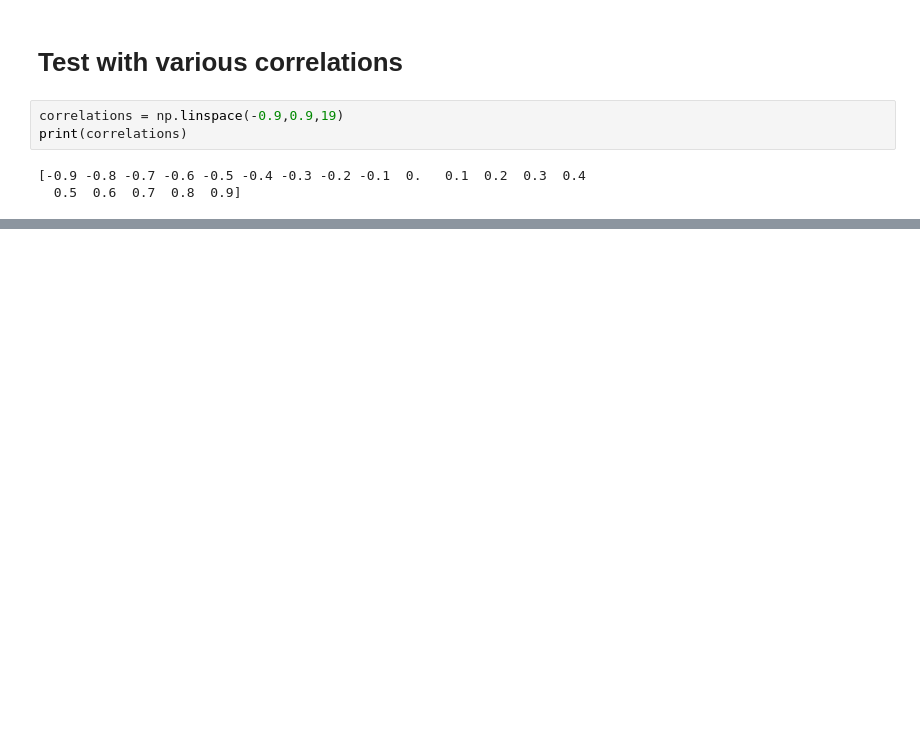
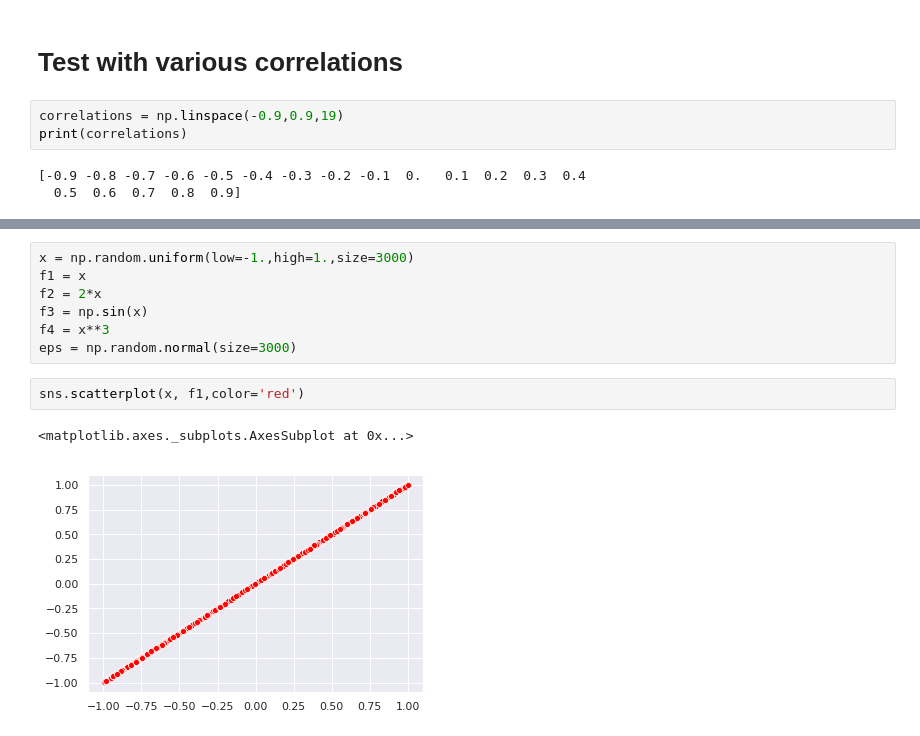
Before and after one commit to sungyubkim/MINE-Mutual-Information-Neural-Estimation-, a Jupyter notebook: MINE.ipynb, the cells around one changed output, grey strips where cells are left out. Cells and saved outputs as stored; diff of their text form; blank space fills up the shorter version.

```diff
--- a/MINE.ipynb
+++ b/MINE.ipynb
@@ -216,0 +214,12 @@ plt.plot(correlations, final_result)
+# %%
+x = np.random.uniform(low=-1.,high=1.,size=3000)
+f1 = x
+f2 = 2*x
+f3 = np.sin(x)
+f4 = x**3
+eps = np.random.normal(size=3000)
+# %%
+sns.scatterplot(x, f1,color='red')
+# %% [output]
+<matplotlib.axes._subplots.AxesSubplot at 0x...>
+[figure, added]
```
Also changed, not shown: parts of 23 cells of this notebook.
